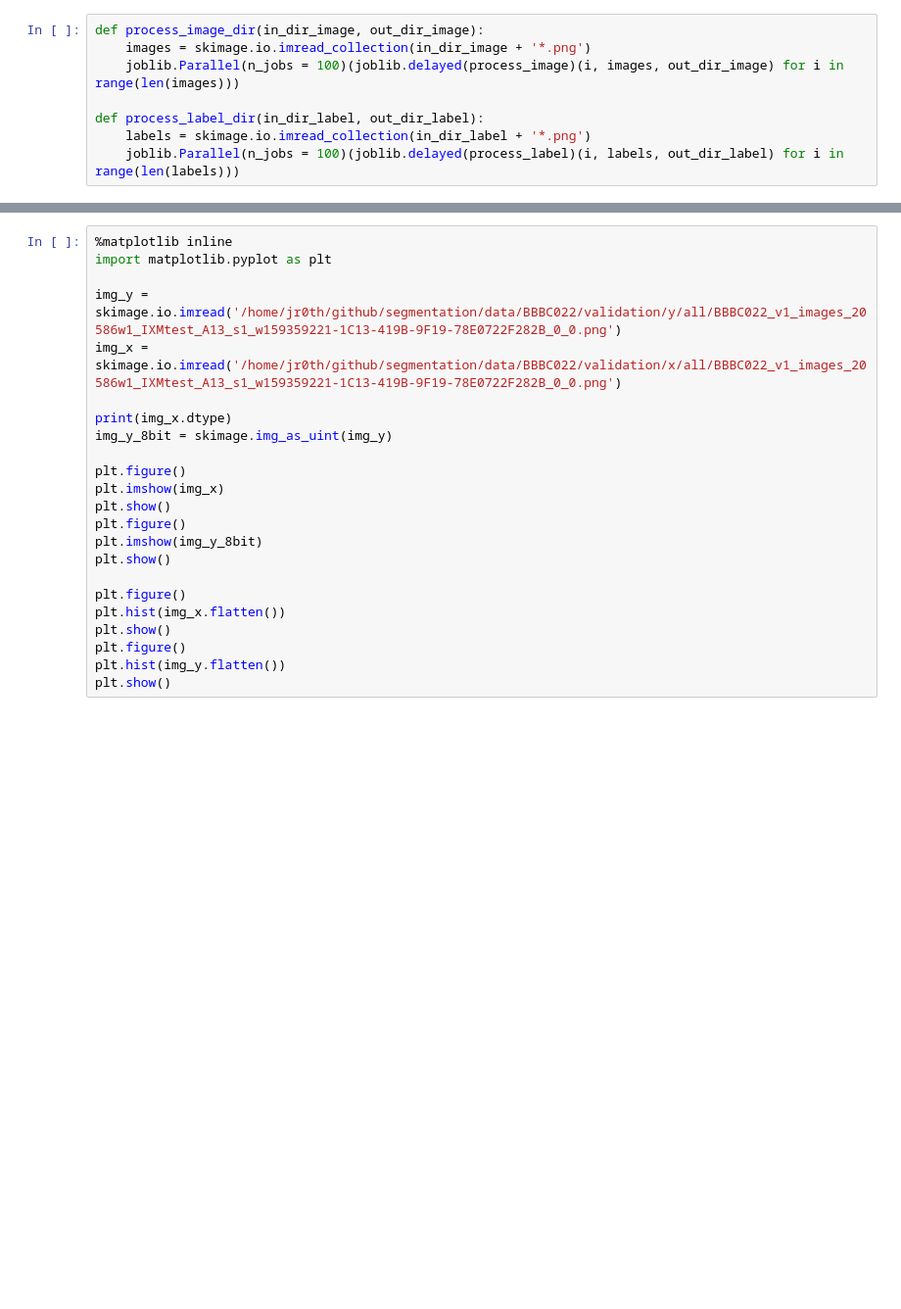
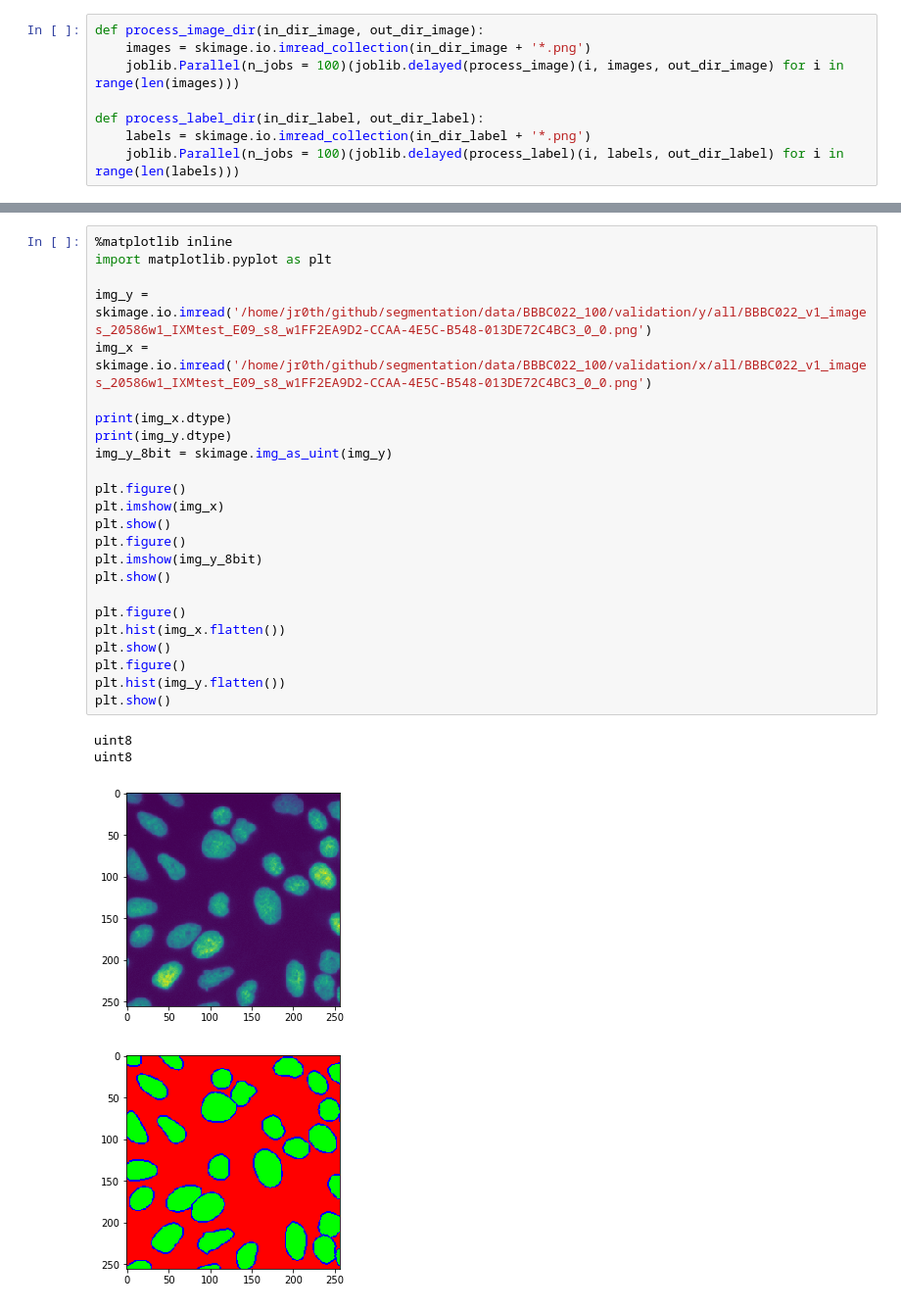
Before and after one commit to jr0th/segmentation, a Jupyter notebook: code/preprocessing/preprocessing_BBBC022_03_window.ipynb, the cells around one changed output, grey strips where cells are left out. Shown: that part at 98% size. Drawn from its saved outputs; the diff is of its cells as text; blank space fills up the shorter version.

```diff
--- a/code/preprocessing/preprocessing_BBBC022_03_window.ipynb
+++ b/code/preprocessing/preprocessing_BBBC022_03_window.ipynb
@@ -97,23 +103,29 @@ for i in range(len(in_dirs_labels)):
 # %%
 %matplotlib inline
 import matplotlib.pyplot as plt
 
-img_y = skimage.io.imread('/home/jr0th/github/segmentation/data/BBBC022/validation/y/all/BBBC022_v1_images_20586w1_IXMtest_A13_s1_w159359221-1C13-419B-9F19-78E0722F282B_0_0.png')
-img_x = skimage.io.imread('/home/jr0th/github/segmentation/data/BBBC022/validation/x/all/BBBC022_v1_images_20586w1_IXMtest_A13_s1_w159359221-1C13-419B-9F19-78E0722F282B_0_0.png')
+img_y = skimage.io.imread('/home/jr0th/github/segmentation/data/BBBC022_100/validation/y/all/BBBC022_v1_images_20586w1_IXMtest_E09_s8_w1FF2EA9D2-CCAA-4E5C-B548-013DE72C4BC3_0_0.png')
+img_x = skimage.io.imread('/home/jr0th/github/segmentation/data/BBBC022_100/validation/x/all/BBBC022_v1_images_20586w1_IXMtest_E09_s8_w1FF2EA9D2-CCAA-4E5C-B548-013DE72C4BC3_0_0.png')
 
 print(img_x.dtype)
+print(img_y.dtype)
 img_y_8bit = skimage.img_as_uint(img_y)
 
 plt.figure()
 plt.imshow(img_x)
 plt.show()
 plt.figure()
 plt.imshow(img_y_8bit)
 plt.show()
 
 plt.figure()
 plt.hist(img_x.flatten())
 plt.show()
 plt.figure()
 plt.hist(img_y.flatten())
 plt.show()
+# %% [output]
+uint8
+uint8
+[figure, added]
+[figure, added]
```
Also changed, not shown: parts of 4 cells of this notebook, 6 other files.
